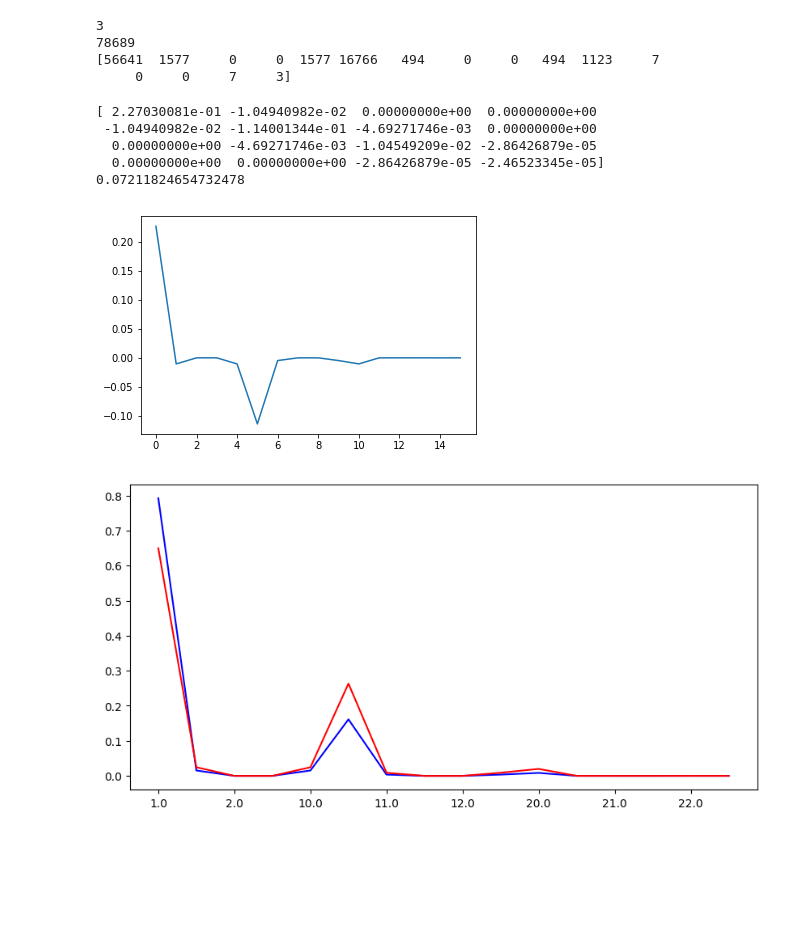
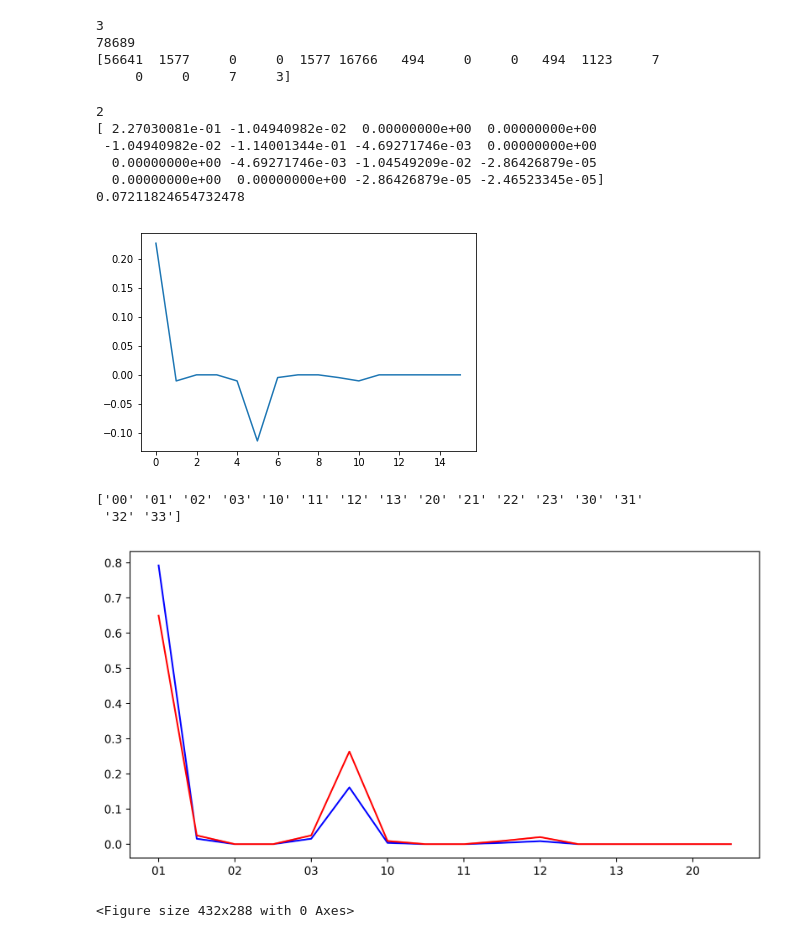
Before and after one commit to kitada4010/sbc, a Jupyter notebook: python/jupyter/Untitled17-Copy3.ipynb, the cells around one changed output. Drawn from its saved outputs; the diff is of its cells as text; code cells hidden in the pictures; blank space fills up the shorter version.

```diff
--- a/python/jupyter/Untitled17-Copy3.ipynb
+++ b/python/jupyter/Untitled17-Copy3.ipynb
@@ -167,12 +167,12 @@ print(psth_count)
 # %%
 #情報量の計算
 pattern_information = np.zeros(((min_psth + 1) ** pattern_leng))
-x = np.zeros((max_psth + 1) ** pattern_leng)
-
+x = np.zeros((max_psth + 1) ** pattern_leng, dtype=object)
+print(pattern_leng)
 for i in range((min_psth + 1) ** pattern_leng) :
     p1 = psth_count1[Base_n_to_m(i, max_psth1, min_psth)] / sum_pattern1
     p2 = psth_count2[Base_n_to_m(i, max_psth2, min_psth)] / sum_pattern2
-    x[i]  = str(Base_10_to_n(i, min_psth)).zfill(pattern_leng)
+    x[i]  = str(Base_10_to_n(i, (min_psth + 1))).zfill(pattern_leng)
     if (p1 != 0) and (p2 != 0) :
         pattern_information[i] = p1 * math.log2(p1/p2)
         #print(p1 * math.log2(p1/p2))
@@ -183,6 +183,7 @@ for i in range((min_psth + 1) ** pattern_leng) :
 print(pattern_information)
 print(sum(pattern_information))
 # %% [output]
+2
 [ 2.27030081e-01 -1.04940982e-02  0.00000000e+00  0.00000000e+00
  -1.04940982e-02 -1.14001344e-01 -4.69271746e-03  0.00000000e+00
   0.00000000e+00 -4.69271746e-03 -1.04549209e-02 -2.86426879e-05
@@ -191,15 +192,19 @@ print(sum(pattern_information))
 # %%
 plt.plot(pattern_information)
 plt.show()
+print(x)
 
-
-fig = plt.figure(figsize=(10, 5), dpi=100)
+fig = plt.figure(figsize=(10, 5), dpi=600)
 ax = fig.gca()
 plt.plot(psth_count1/sum_pattern1, color="blue")
 plt.plot(psth_count2/sum_pattern2, color="red")
 #plt.set_xticklabels(x)
 ax.set_xticklabels(x)
+plt.show()
 plt.savefig("./info_graph/" + str(pattern_leng) + ".png")
 # %% [output]
 [figure]
+['00' '01' '02' '03' '10' '11' '12' '13' '20' '21' '22' '23' '30' '31'
+ '32' '33']
-[figure, old version]
+[figure, new version]
+<Figure size 432x288 with 0 Axes>
```
Also changed, not shown: 1 other file.
